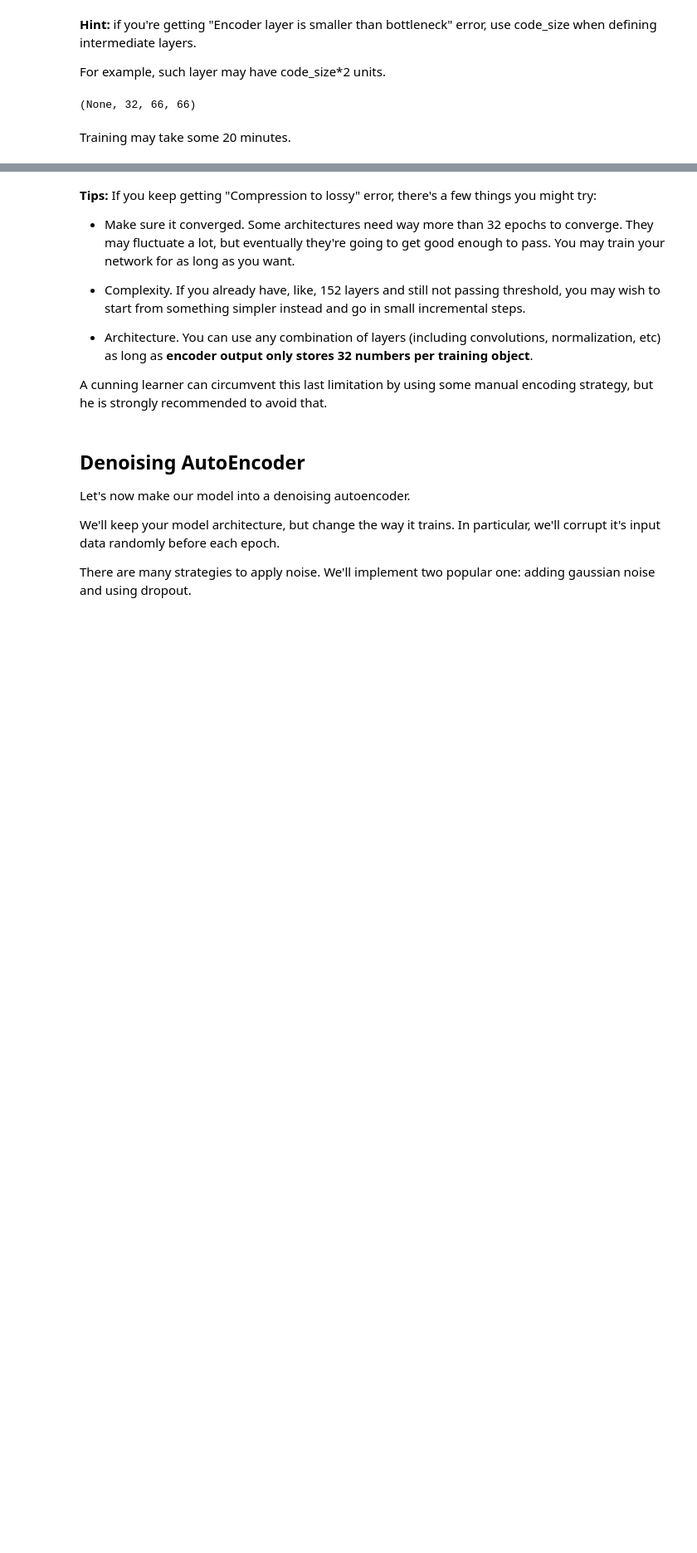
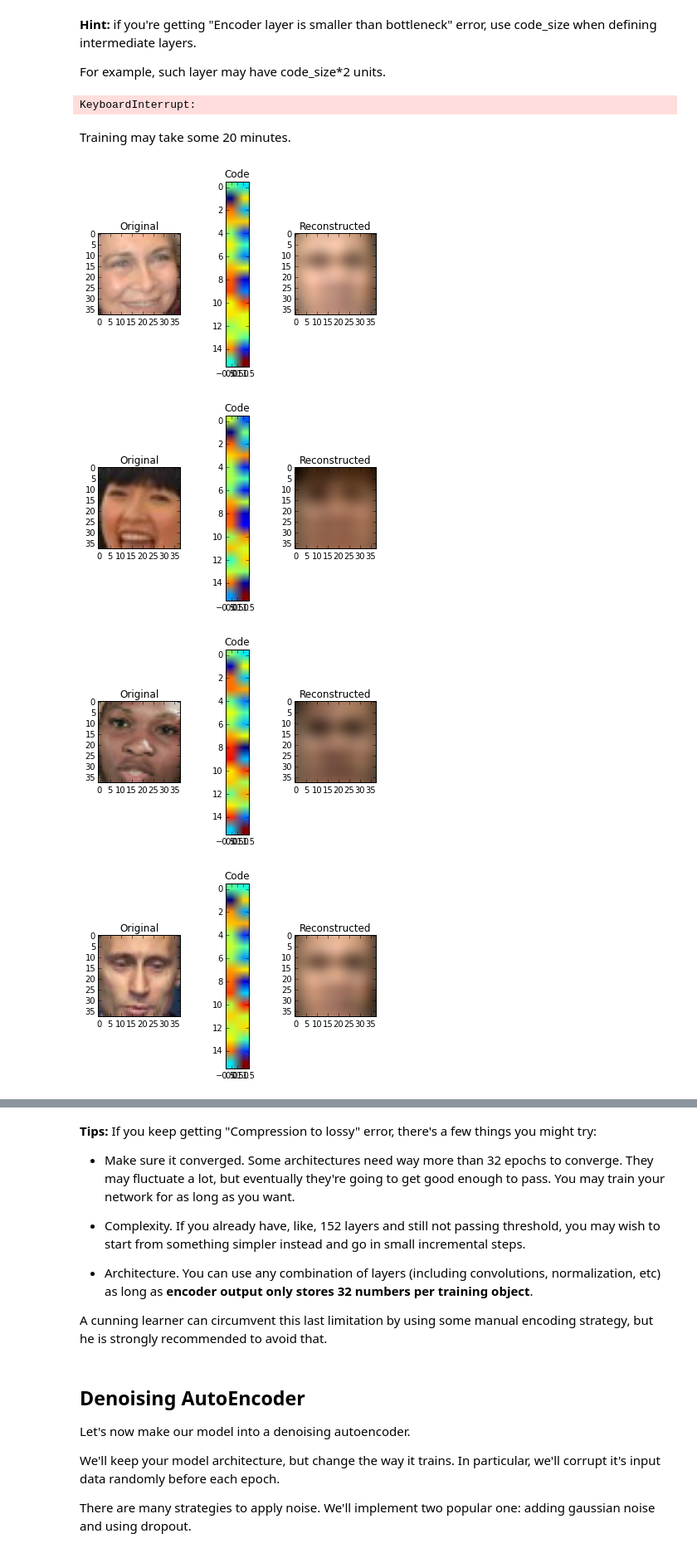
Before and after one commit to tvorogme/digitalfest, a Jupyter notebook: mc.ipynb, the cells around one changed output, grey strips where cells are left out. Shown at 83% size. Saved outputs shown, nothing was run; the diff lists cells and outputs as text; code cells hidden in the pictures; blank space fills up the shorter version.

```diff
--- a/mc.ipynb
+++ b/mc.ipynb
@@ -81,11 +101,3 @@ Where Dense is a fully-connected layer with linear activaton:   $f(X) = W \cdot
 Note: the bias term in those layers is responsible for "centering" the matrix i.e. substracting mean.
 # %%
 from tqdm import tqdm_notebook
-# %%
-losses = [0,1,2]
-epoch = 0
-# %%
-t = tqdm_notebook([1,2,3])
-t.set_description("asdf")
-for x in t:
-    print x
@@ -380,20 +388,25 @@ __Hint:__ if you're getting "Encoder layer is smaller than bottleneck" error, us
 For example, such layer may have code_size*2 units.
 # %%
 deep = build_deep_autoencoder(img_shape)
-# %% [output]
-(None, 32, 66, 66)
 # %%
-deep.fit(X_train,n_epochs=32)
+deep.fit(X_train,batch_size= 32,n_epochs=32)
+# %% [output]
+KeyboardInterrupt:
 # %% [markdown]
 Training may take some 20 minutes.
 # %%
 autoencoder.fit(x=X_train,y=X_train,epochs=32,
                 validation_data=[X_test,X_test])
 # %%
-reconstruction_mse = autoencoder.evaluate(X_test,X_test,verbose=0)
-assert reconstruction_mse <= 0.005, "Compression is too lossy. See tips below."
-assert len(encoder.output_shape)==2 and encoder.output_shape[1]==32, "Make sure encoder has code_size units"
-print("Final MSE:", reconstruction_mse)
+#reconstruction_mse = autoencoder.evaluate(X_test,X_test,verbose=0)
+#assert reconstruction_mse <= 0.005, "Compression is too lossy. See tips below."
+#assert len(encoder.output_shape)==2 and encoder.output_shape[1]==32, "Make sure encoder has code_size units"
+#print("Final MSE:", reconstruction_mse)
 for i in range(5):
     img = X_test[i]
-    visualize(img,encoder,decoder)
+    visualize(img,deep)
+# %% [output]
+[figure, added]
+[figure, added]
+[figure, added]
+[figure, added]
```
Also changed, not shown: parts of 6 cells of this notebook, 1 other file.
